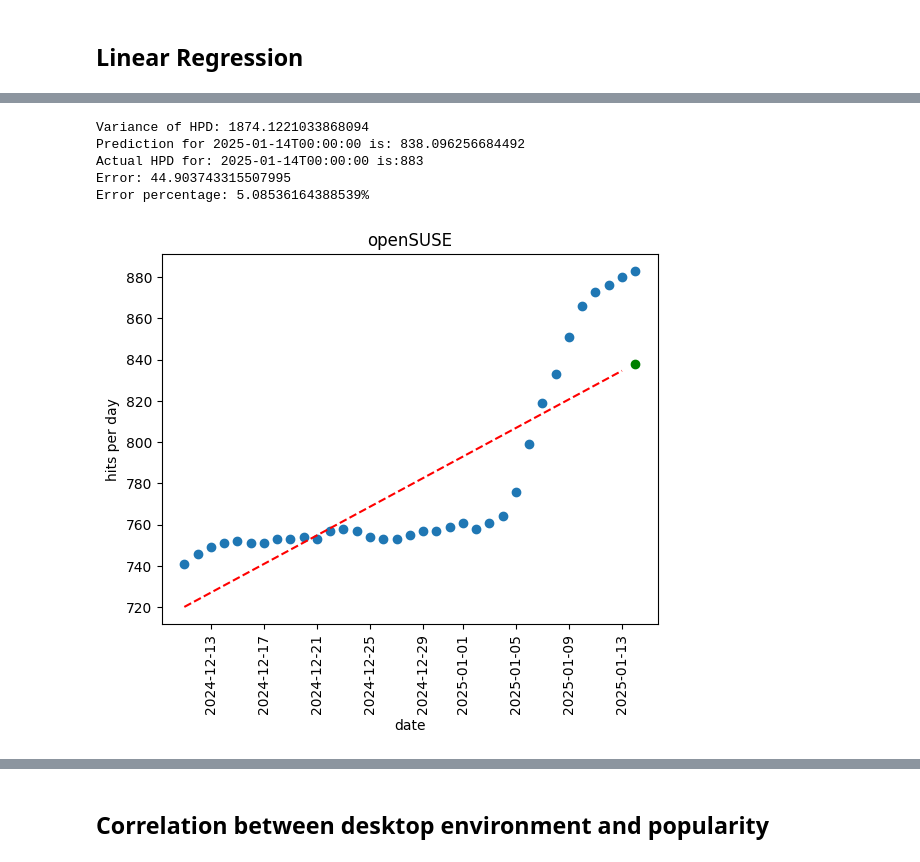
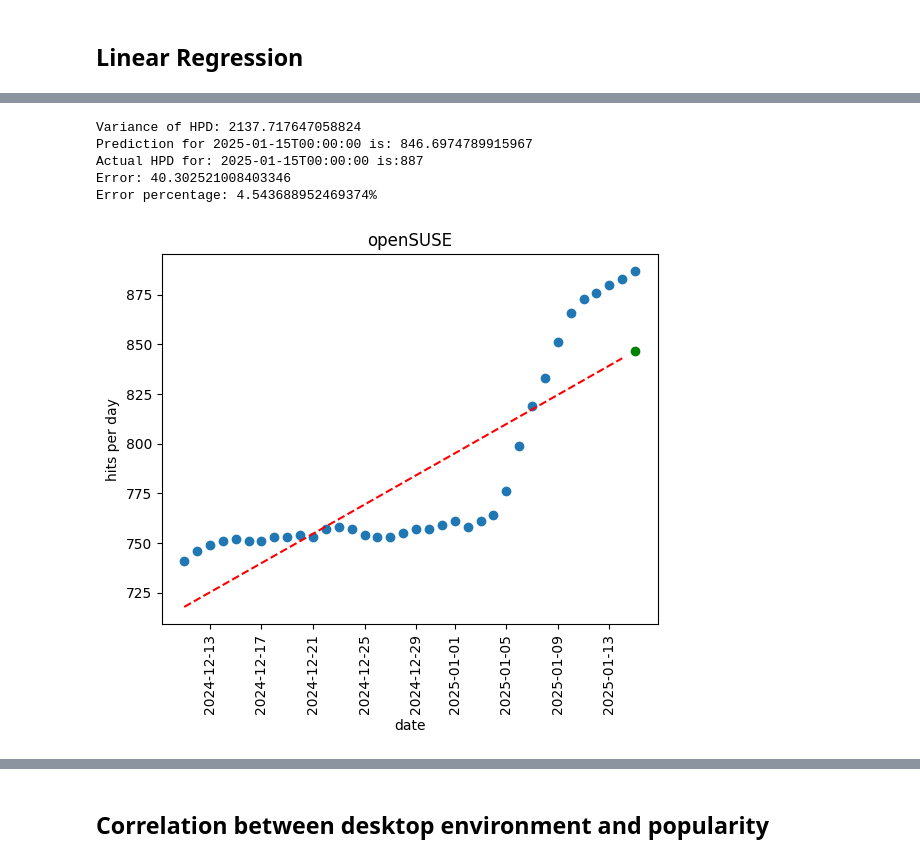
Before and after one commit to apavazza/linux-distros, a Jupyter notebook: linux_distros.ipynb, the cells around one changed output, grey strips where cells are left out. Saved outputs shown, nothing was run; the diff lists cells and outputs as text; code cells hidden in the pictures.

```diff
--- a/linux_distros.ipynb
+++ b/linux_distros.ipynb
@@ -194,7 +194,8 @@ file_list = ['cumulative_2024-12-11.csv',
              'cumulative_2025-01-11.csv',
              'cumulative_2025-01-12.csv',
              'cumulative_2025-01-13.csv',
-             'cumulative_2025-01-14.csv']
+             'cumulative_2025-01-14.csv',
+             'cumulative_2025-01-15.csv']
 
 dfs = list()
 
@@ -251,7 +336,7 @@ from datetime import date, timedelta, datetime
 
 first_date = datetime(2024, 12, 11)
 
-def linear_regression(distro, future_date):
+def linear_regression(distro):
     full_df = pd.DataFrame(columns=['date', 'hpd'])
     for i, df in enumerate(dfs):
         row = df[df['distro_name'] == distro]
@@ -261,7 +346,7 @@ def linear_regression(distro, future_date):
     last_row = full_df[-1:].copy()  # Get the last row
 
     # Calculate the variance of the 'hpd' values
-    variance_hpd = data_to_fit['hpd'].var()  # Variance of HPD
+    variance_hpd = data_to_fit['hpd'].var()
     print(f"Variance of HPD: {variance_hpd}")
 
     # Initial data
@@ -310,10 +395,10 @@ Error percentage: 6.555770342535058%
 # %%
-linear_regression('openSUSE', date(2025, 1, 10))
+linear_regression('openSUSE')
 # %% [output]
-Variance of HPD: 1874.1221033868094
-Prediction for 2025-01-14T00:00:00 is: 838.096256684492
-Actual HPD for: 2025-01-14T00:00:00 is:883
-Error: 44.903743315507995
-Error percentage: 5.08536164388539%
+Variance of HPD: 2137.717647058824
+Prediction for 2025-01-15T00:00:00 is: 846.6974789915967
+Actual HPD for: 2025-01-15T00:00:00 is:887
+Error: 40.302521008403346
+Error percentage: 4.543688952469374%
-[figure, old version]
+[figure, new version]
 # %%
```
Also changed, not shown: parts of 47 cells of this notebook, 1 other file.
